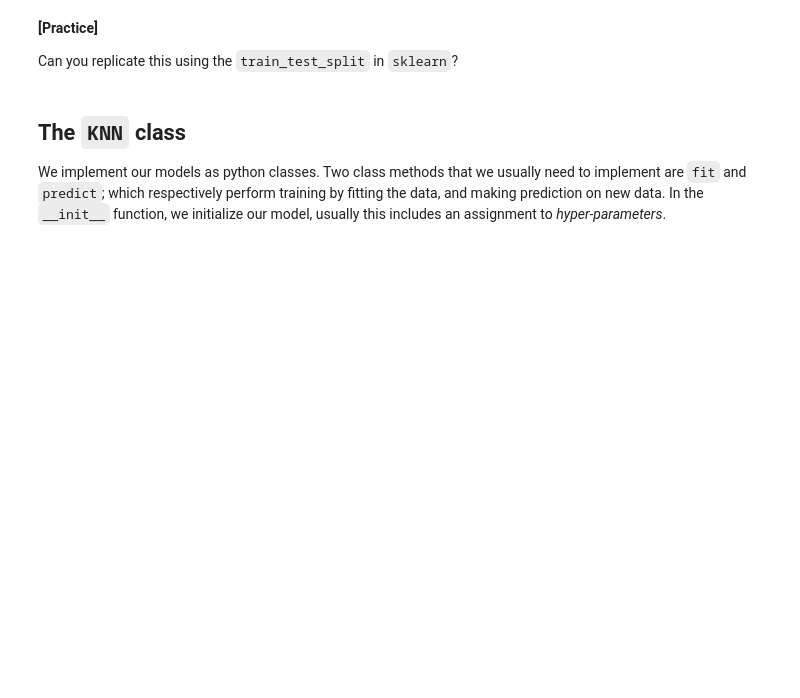
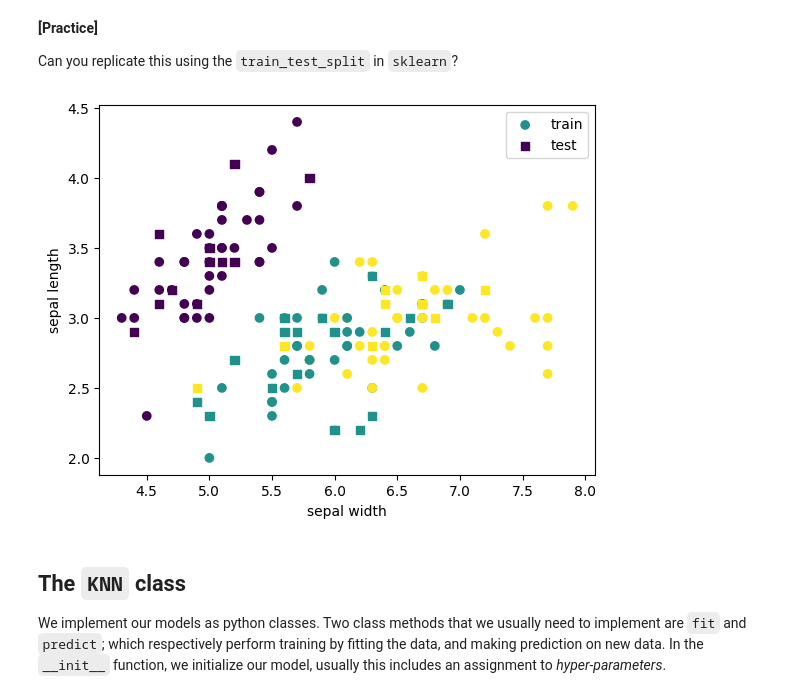
Before and after one commit to bw123111/MLcourse2025, a Jupyter notebook: assignments/Assignment_0.ipynb, the cells around one changed output. Drawn from its saved outputs; the diff is of its cells as text; code cells hidden in the pictures; blank space fills up the shorter version.

```diff
--- a/assignments/Assignment_0.ipynb
+++ b/assignments/Assignment_0.ipynb
@@ -78,8 +78,21 @@ Can you replicate this using the `train_test_split` in `sklearn`?
 # %%
 from sklearn.model_selection import train_test_split
 
+# Correct the assignment of the output from train_test_split
+x_train, x_test, y_train, y_test = train_test_split(x, y)
+
+#visualization of the data
+plt.scatter(x_train[:,0], x_train[:,1], c=y_train, marker='o', label='train')
+plt.scatter(x_test[:,0], x_test[:,1], c=y_test, marker='s', label='test')
+plt.legend()
+plt.ylabel('sepal length')
+plt.xlabel('sepal width')
+plt.show()
+
 ### Fill in the code below to replicate the figure above using this function
 ### The exact train and test data points can be different!
+# %% [output]
+[figure, added]
 # %% [markdown]
 ## The `KNN` class
 We implement our models as python classes. Two class methods that we usually need to implement are `fit` and `predict`; which respectively perform training by fitting the data, and making prediction on new data. In the `__init__` function, we initialize our model, usually this includes an assignment to *hyper-parameters*.
```
Also changed, not shown: parts of 5 cells of this notebook.
